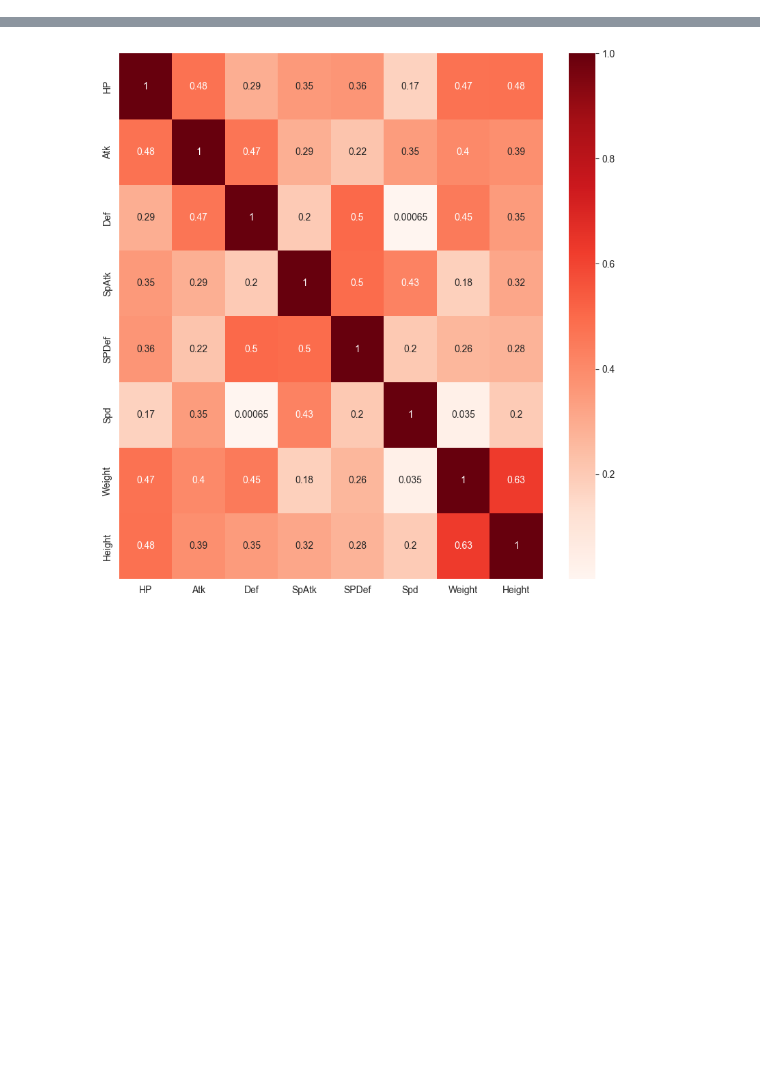
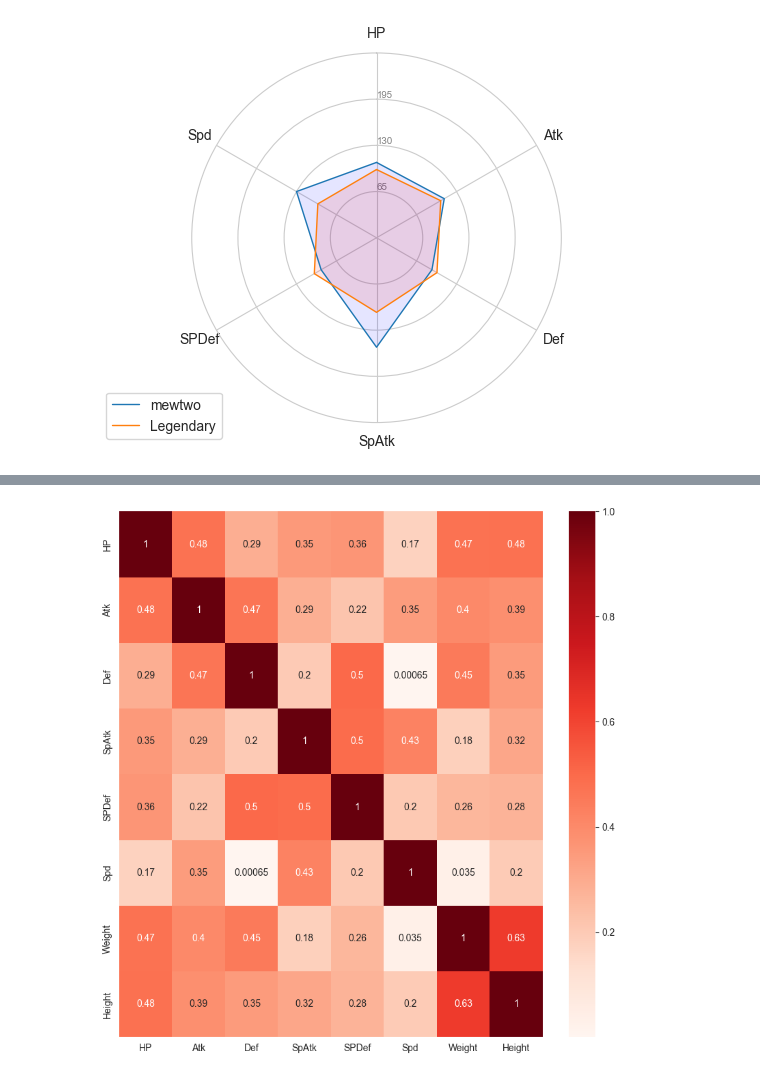
Before and after one commit to rodrigofmfreitas/pokemon-data, a Jupyter notebook: PokeStatistics.ipynb, the cells around one changed output, grey strips where cells are left out. Saved outputs shown, nothing was run; the diff lists cells and outputs as text; code cells hidden in the pictures; blank space fills up the shorter version.

```diff
--- a/PokeStatistics.ipynb
+++ b/PokeStatistics.ipynb
@@ -81,3 +82,7 @@ def plot_spider(*id, comp = False):
+# %%
+plot_spider(150, "Rarity", comp = True)
+# %% [output]
+[figure, added]
 # %%
 def plot_scatter(ax1, ax2, colors, id = []):
     pokedex = pd.read_csv(f"{path}\Dataframe\pokedex.csv").set_index("id")
```
Also changed, not shown: parts of 9 cells of this notebook.
